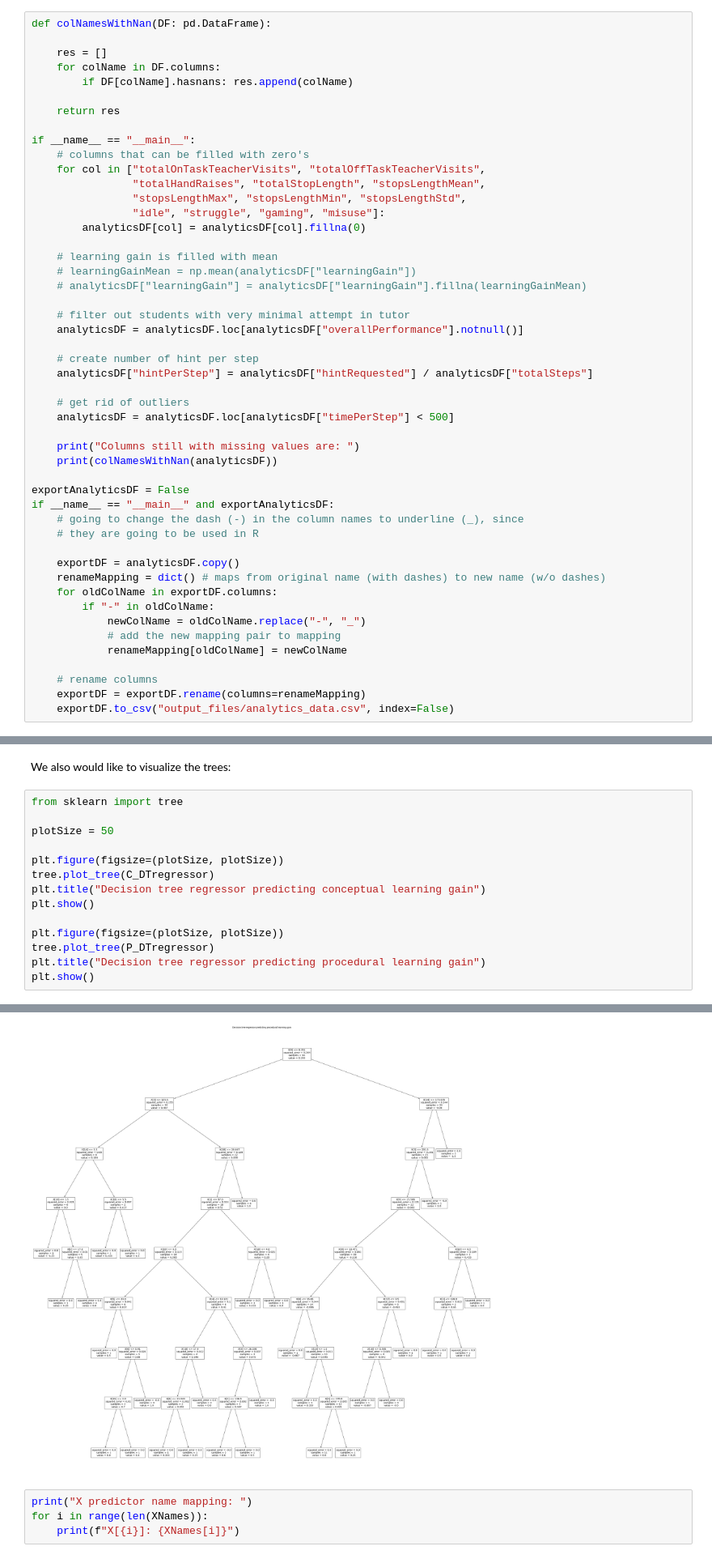
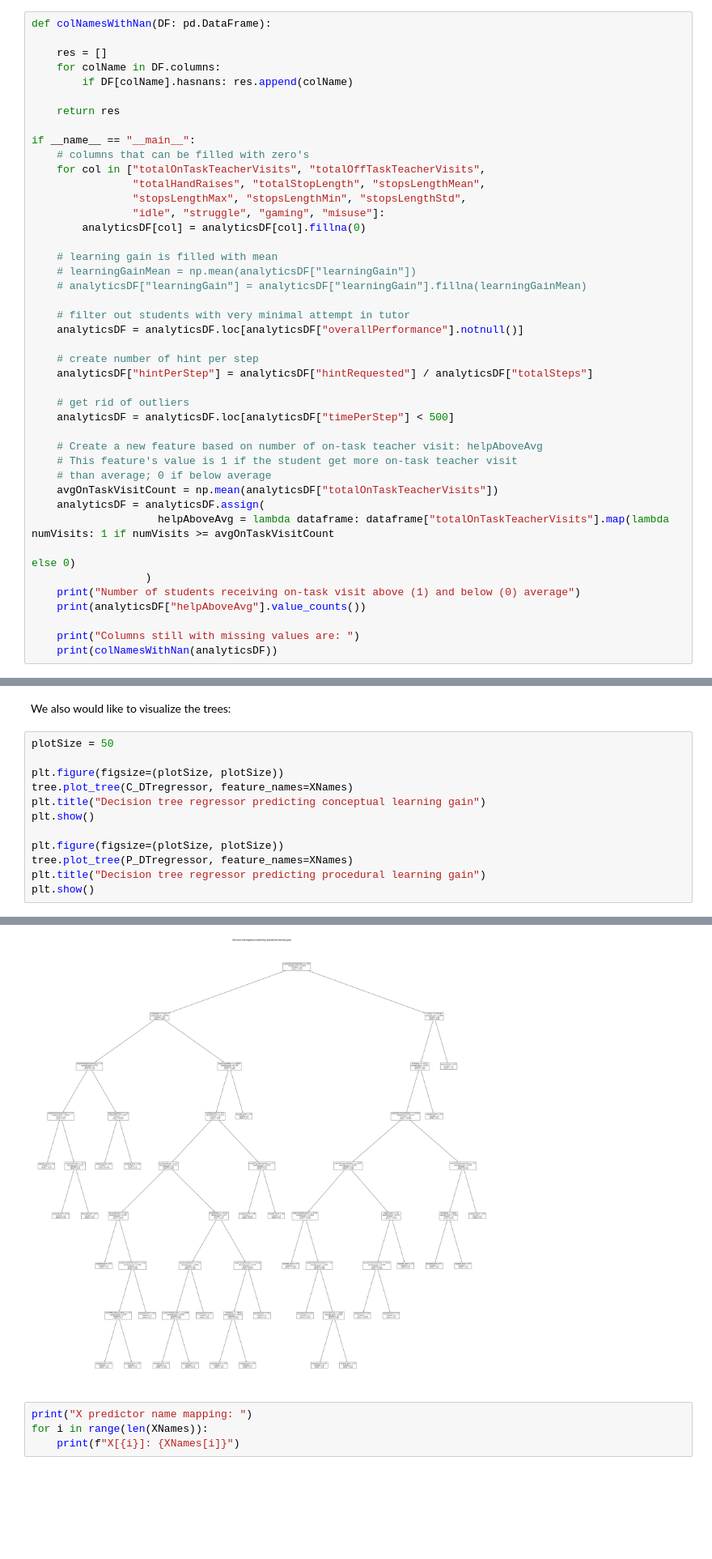
Before and after one commit to Sho-Shoo/CMU-RETTL-Project-Analytics, a Jupyter notebook: detector_and_teacher_help_analytics.ipynb, the cells around one changed output, grey strips where cells are left out. Shown at 81% size. Cells and saved outputs as stored; diff of their text form; blank space fills up the shorter version.

Commit message:
Improved dicision tree visuals

```diff
--- a/detector_and_teacher_help_analytics.ipynb
+++ b/detector_and_teacher_help_analytics.ipynb
@@ -422,23 +423,17 @@ if __name__ == "__main__":
     # get rid of outliers
     analyticsDF = analyticsDF.loc[analyticsDF["timePerStep"] < 500]
 
+    # Create a new feature based on number of on-task teacher visit: helpAboveAvg
+    # This feature's value is 1 if the student get more on-task teacher visit
+    # than average; 0 if below average
+    avgOnTaskVisitCount = np.mean(analyticsDF["totalOnTaskTeacherVisits"])
+    analyticsDF = analyticsDF.assign(
+                    helpAboveAvg = lambda dataframe: dataframe["totalOnTaskTeacherVisits"].map(lambda numVisits: 1 if numVisits >= avgOnTaskVisitCount
+                                                                                                                   else 0)
+                  )
+    print("Number of students receiving on-task visit above (1) and below (0) average")
+    print(analyticsDF["helpAboveAvg"].value_counts())
+
     print("Columns still with missing values are: ")
     print(colNamesWithNan(analyticsDF))
-
-exportAnalyticsDF = False
-if __name__ == "__main__" and exportAnalyticsDF:
-    # going to change the dash (-) in the column names to underline (_), since
-    # they are going to be used in R
-
-    exportDF = analyticsDF.copy()
-    renameMapping = dict() # maps from original name (with dashes) to new name (w/o dashes)
-    for oldColName in exportDF.columns:
-        if "-" in oldColName:
-            newColName = oldColName.replace("-", "_")
-            # add the new mapping pair to mapping
-            renameMapping[oldColName] = newColName
-
-    # rename columns
-    exportDF = exportDF.rename(columns=renameMapping)
-    exportDF.to_csv("output_files/analytics_data.csv", index=False)
 # %% [output]
@@ -873,17 +888,15 @@ DecisionTreeRegressor(random_state=42)
 # %% [markdown]
 We also would like to visualize the trees:
 # %%
-from sklearn import tree
-
 plotSize = 50
 
 plt.figure(figsize=(plotSize, plotSize))
-tree.plot_tree(C_DTregressor)
+tree.plot_tree(C_DTregressor, feature_names=XNames)
 plt.title("Decision tree regressor predicting conceptual learning gain")
 plt.show()
 
 plt.figure(figsize=(plotSize, plotSize))
-tree.plot_tree(P_DTregressor)
+tree.plot_tree(P_DTregressor, feature_names=XNames)
 plt.title("Decision tree regressor predicting procedural learning gain")
 plt.show()
 # %% [output]
@@ -891,4 +904,4 @@ plt.show()
-[figure, old version]
+[figure, new version]
 # %%
 print("X predictor name mapping: ")
 for i in range(len(XNames)):
```
Also changed, not shown: parts of 18 cells of this notebook.
